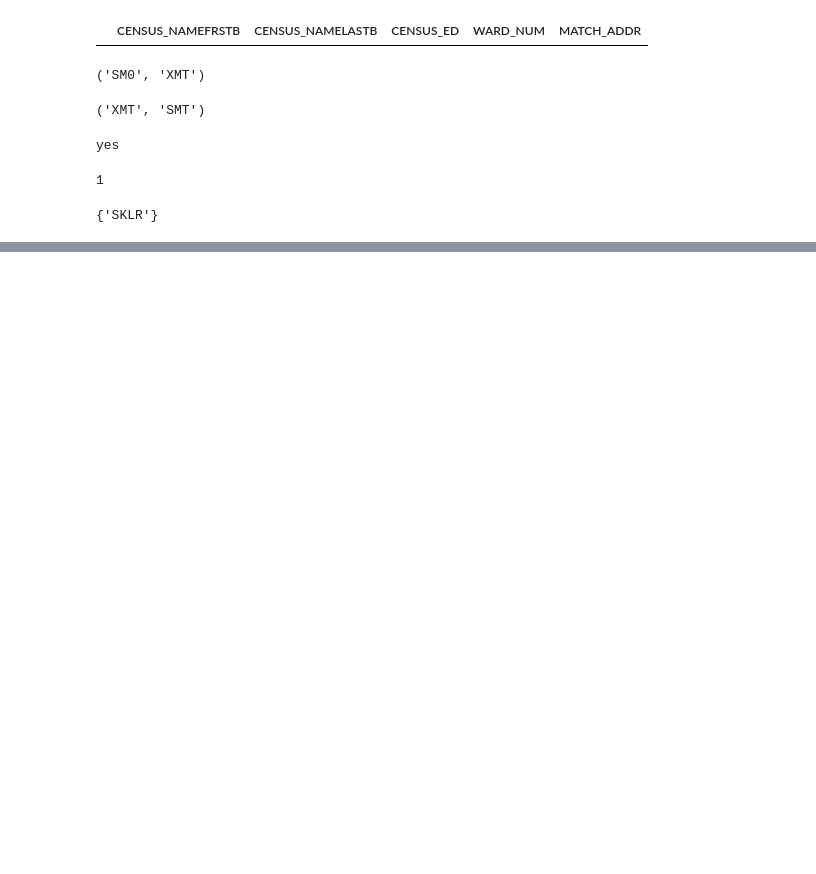
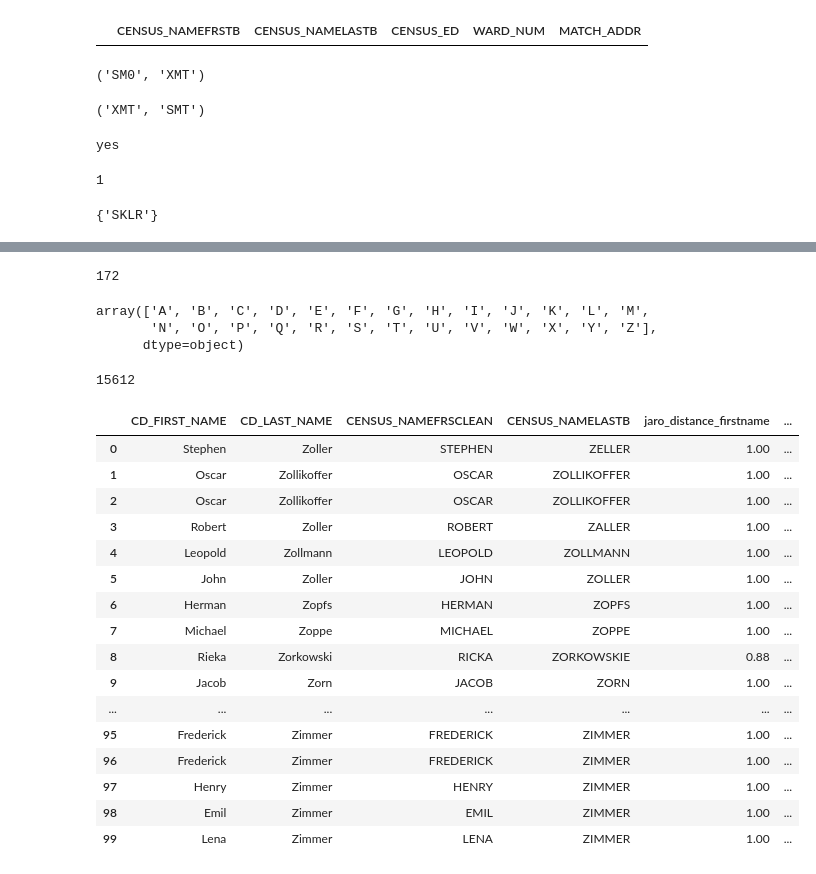
Before and after one commit to CenterForSpatialResearch/hnyc-spatial-linkage, a Jupyter notebook: hnyc_improved_queries.ipynb, the cells around one changed output, grey strips where cells are left out. Saved outputs shown, nothing was run; the diff lists cells and outputs as text; code cells hidden in the pictures; blank space fills up the shorter version.

```diff
--- a/hnyc_improved_queries.ipynb
+++ b/hnyc_improved_queries.ipynb
@@ -2,7 +2,7 @@
 import pandas as pd
 from Levenshtein import distance
 from metaphone import doublemetaphone
-import dask.dataframe as dd
 import pyspark
 import findspark
 pd.set_option('display.max_columns', 500)
+pd.set_option('display.max_rows', 500)
@@ -257,0 +312,2 @@ a.intersection(b).difference({''})
+# %%
+df_results = pd.read_csv("/Users/candide/Acads/HNYC/cd_census_merged_with_flag.csv")
@@ -257,0 +358,14 @@ a.intersection(b).difference({''})
+# %%
+df_results["OBJECTID.x"].min()
+# %% [output]
+172
+# %%
+df_results["CENSUS_NAMELASTB"].apply(lambda x: x[0]).sort_values().unique()
+# %% [output]
+array(['A', 'B', 'C', 'D', 'E', 'F', 'G', 'H', 'I', 'J', 'K', 'L', 'M',
+       'N', 'O', 'P', 'Q', 'R', 'S', 'T', 'U', 'V', 'W', 'X', 'Y', 'Z'],
+      dtype=object)
+# %%
+len(df_results[(df_results.CENSUS_AGE < 13) & (df_results.unique_match == 'NO')])
+# %% [output]
+15612
@@ -257,0 +374,26 @@ a.intersection(b).difference({''})
+# %%
+df_results["jaro_distance_firstname"] = df_results.apply(lambda x: distance.get_jaro_distance(x["CD_FIRST_NAME"],
+                                        x["CENSUS_NAMEFRSCLEAN"], winkler=True, scaling=0.1), axis = 1)
+# %%
+df_results["jaro_distance_lastname"] = df_results.apply(lambda x: distance.get_jaro_distance(x["CD_LAST_NAME"],
+                                        x["CENSUS_NAMELASTB"], winkler=True, scaling=0.1), axis = 1)
+# %%
+df_results[["CD_FIRST_NAME", "CD_LAST_NAME", "CENSUS_NAMEFRSCLEAN", "CENSUS_NAMELASTB", "jaro_distance_firstname", "jaro_distance_lastname"]].head(100)
+# %% [output]
+|  | CD_FIRST_NAME | CD_LAST_NAME | CENSUS_NAMEFRSCLEAN | CENSUS_NAMELASTB | jaro_distance_firstname | ... |
+| 0 | Stephen | Zoller | STEPHEN | ZELLER | 1.00 | ... |
+| 1 | Oscar | Zollikoffer | OSCAR | ZOLLIKOFFER | 1.00 | ... |
+| 2 | Oscar | Zollikoffer | OSCAR | ZOLLIKOFFER | 1.00 | ... |
+| 3 | Robert | Zoller | ROBERT | ZALLER | 1.00 | ... |
+| 4 | Leopold | Zollmann | LEOPOLD | ZOLLMANN | 1.00 | ... |
+| 5 | John | Zoller | JOHN | ZOLLER | 1.00 | ... |
+| 6 | Herman | Zopfs | HERMAN | ZOPFS | 1.00 | ... |
+| 7 | Michael | Zoppe | MICHAEL | ZOPPE | 1.00 | ... |
+| 8 | Rieka | Zorkowski | RICKA | ZORKOWSKIE | 0.88 | ... |
+| 9 | Jacob | Zorn | JACOB | ZORN | 1.00 | ... |
+| ... | ... | ... | ... | ... | ... | ... |
+| 95 | Frederick | Zimmer | FREDERICK | ZIMMER | 1.00 | ... |
+| 96 | Frederick | Zimmer | FREDERICK | ZIMMER | 1.00 | ... |
+| 97 | Henry | Zimmer | HENRY | ZIMMER | 1.00 | ... |
+| 98 | Emil | Zimmer | EMIL | ZIMMER | 1.00 | ... |
+| 99 | Lena | Zimmer | LENA | ZIMMER | 1.00 | ... |
```
Also changed, not shown: parts of 29 cells of this notebook, 4 other files.
